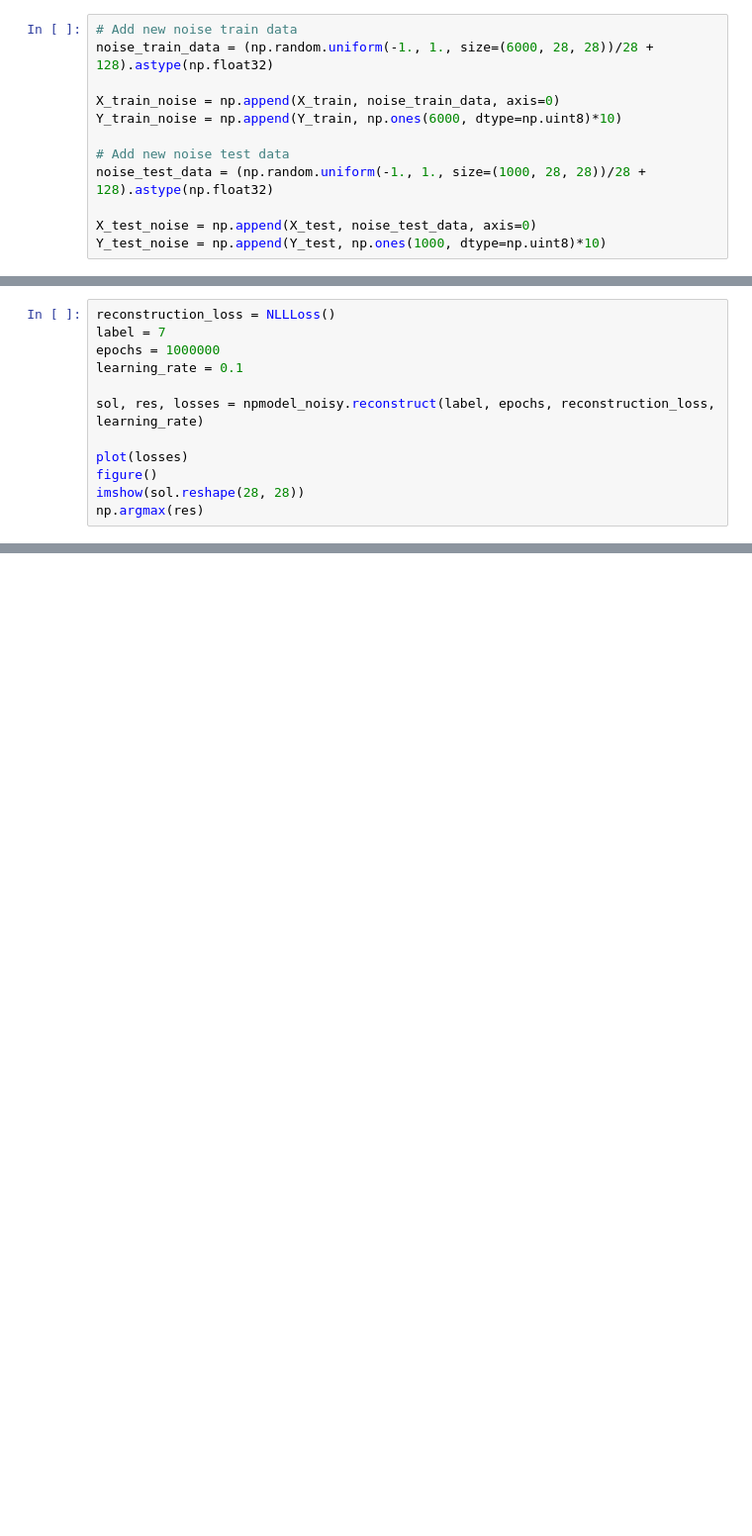
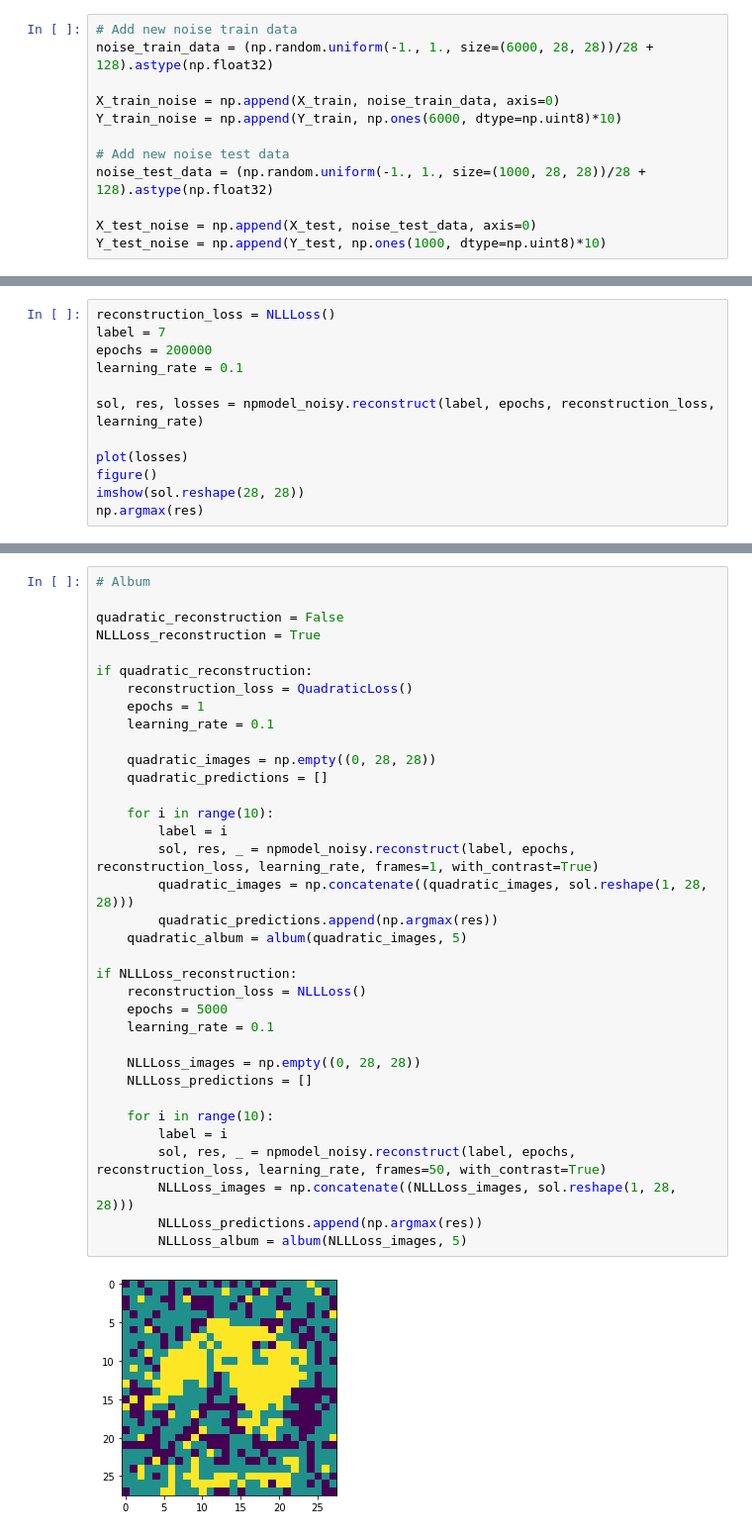
Before and after one commit to Popeyef5/NumpyMNIST, a Jupyter notebook: MNIST_generation_with_backprop.ipynb, the cells around one changed output, grey strips where cells are left out. Shown at 99% size. Drawn from its saved outputs; the diff is of its cells as text; blank space fills up the shorter version.

```diff
--- a/MNIST_generation_with_backprop.ipynb
+++ b/MNIST_generation_with_backprop.ipynb
@@ -346,7 +452,7 @@ array([10, 10, 10, 10, 10, 10, 10, 10, 10, 10])
 # %%
 reconstruction_loss = NLLLoss()
 label = 7
-epochs = 1000000
+epochs = 200000
 learning_rate = 0.1
 
 sol, res, losses = npmodel_noisy.reconstruct(label, epochs, reconstruction_loss, learning_rate)
@@ -361,0 +468,37 @@ np.argmax(res)
+# %%
+# Album
+
+quadratic_reconstruction = False
+NLLLoss_reconstruction = True
+
+if quadratic_reconstruction:
+    reconstruction_loss = QuadraticLoss()
+    epochs = 1
+    learning_rate = 0.1
+
+    quadratic_images = np.empty((0, 28, 28))
+    quadratic_predictions = []
+
+    for i in range(10):
+        label = i
+        sol, res, _ = npmodel_noisy.reconstruct(label, epochs, reconstruction_loss, learning_rate, frames=1, with_contrast=True)
+        quadratic_images = np.concatenate((quadratic_images, sol.reshape(1, 28, 28)))
+        quadratic_predictions.append(np.argmax(res))
+    quadratic_album = album(quadratic_images, 5)
+
+if NLLLoss_reconstruction:
+    reconstruction_loss = NLLLoss()
+    epochs = 5000
+    learning_rate = 0.1
+
+    NLLLoss_images = np.empty((0, 28, 28))
+    NLLLoss_predictions = []
+
+    for i in range(10):
+        label = i
+        sol, res, _ = npmodel_noisy.reconstruct(label, epochs, reconstruction_loss, learning_rate, frames=50, with_contrast=True)
+        NLLLoss_images = np.concatenate((NLLLoss_images, sol.reshape(1, 28, 28)))
+        NLLLoss_predictions.append(np.argmax(res))
+        NLLLoss_album = album(NLLLoss_images, 5)
+# %% [output]
+[figure, added]
```
Also changed, not shown: parts of 14 cells of this notebook, 2 other files.
